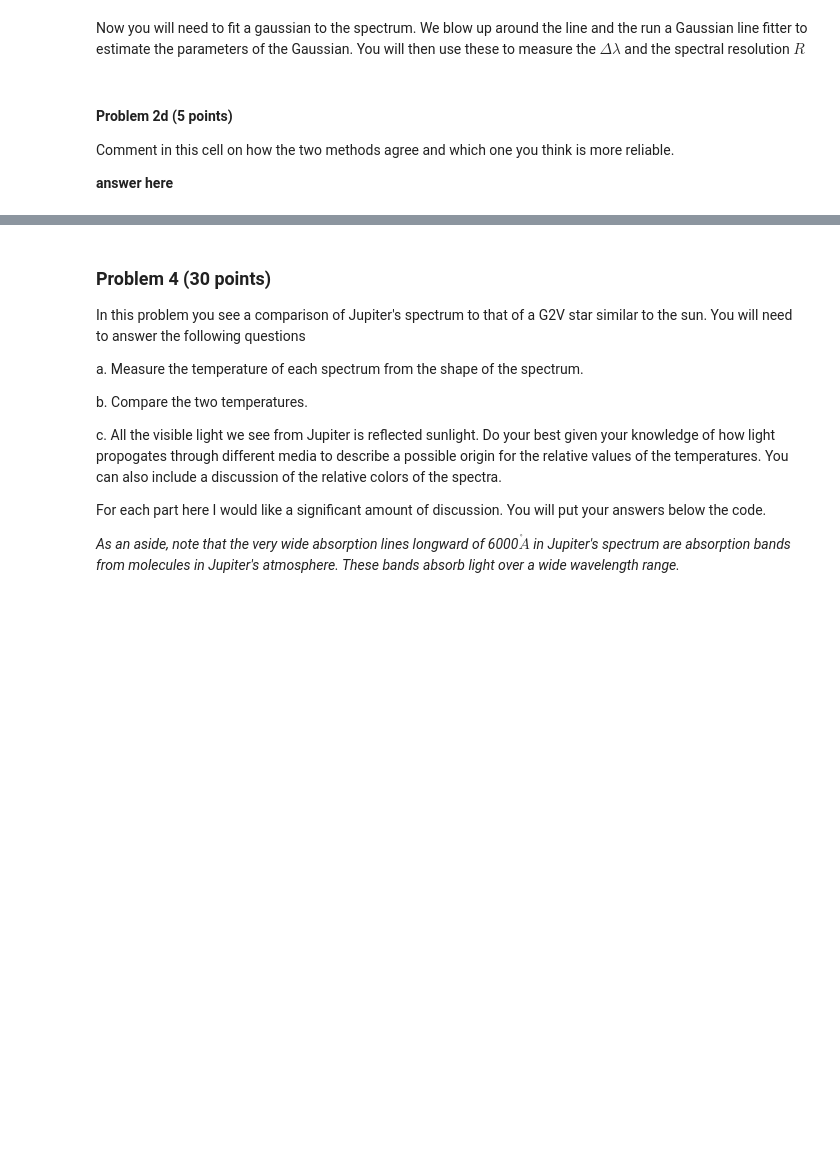
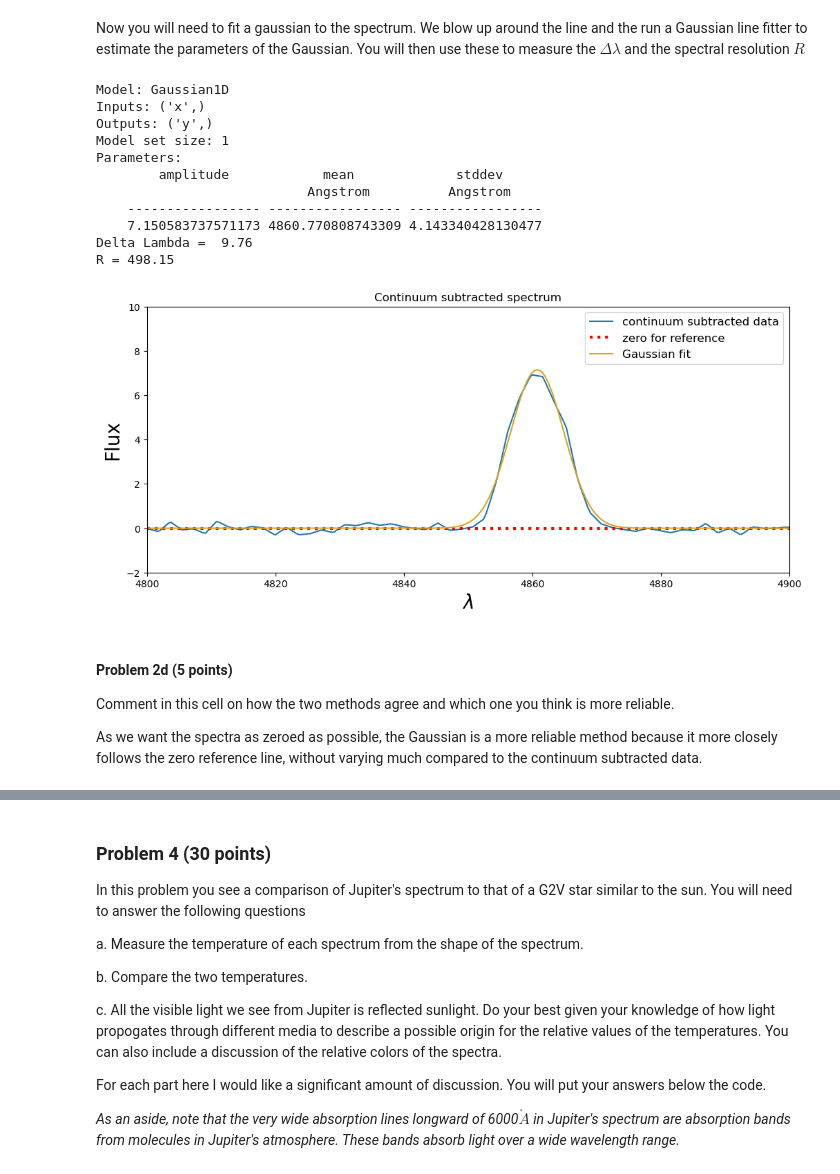
Before and after one commit to ArishAli459/Analysis_real_spectra_student, a Jupyter notebook: analysis_real_spectra.student.ipynb, the cells around one changed output, grey strips where cells are left out. Drawn from its saved outputs; the diff is of its cells as text; code cells hidden in the pictures; blank space fills up the shorter version.

```diff
--- a/analysis_real_spectra.student.ipynb
+++ b/analysis_real_spectra.student.ipynb
@@ -335,41 +344,54 @@ spectrum = Spectrum1D(flux=contsubspec, spectral_axis=specm57.wavelength)
 
 #**********************
 #you need to supply the initial guesses for the amplitude, mean, and stddev
 #we are assuming thast the flux is unitless because the spectrum isn't calibrated.
-g_init = models.Gaussian1D(amplitude=, mean= , stddev= )
+g_init = models.Gaussian1D(amplitude=7, mean=4860 , stddev=7)
 
 #fit the line using the initial guesses
 g_fit = fit_lines(spectrum, g_init,get_fit_info=True)
 #determine the model flux
 y_fit = g_fit(specm57.wavelength)
 #plot model flux
 ax.plot(specm57.wavelength,y_fit,color='goldenrod',label='Gaussian fit')
 ax.legend(fontsize=12)
 
 #print all the paramters
 print(g_fit)
 
 #assign the standard deviation to a variable
 params = g_fit.param_sets
 amp = params[0][0]
 mean = params[1][0]
 stddev = params[2][0]
 
 #*********************
 #Your code here
 #you will need to use the fitted parameters to determine the Delta lambda and the spectral resolution
 # (remove for students) I compute this using the relation between a Gaussian sigma and the FWHM
-deltalam =
+deltalam = 2.355*stddev
 print('Delta Lambda = %5.2f' % deltalam)
 
 #calculate the spectral resolution
-specres =
+specres = mean/deltalam
 print('R = %6.2f' % specres)
+# %% [output]
+Model: Gaussian1D
+Inputs: ('x',)
+Outputs: ('y',)
+Model set size: 1
+Parameters:
+        amplitude            mean             stddev
+                           Angstrom          Angstrom
+    ----------------- ----------------- -----------------
+    7.150583737571173 4860.770808743309 4.143340428130477
+Delta Lambda =  9.76
+R = 498.15
+[figure, added]
 # %% [markdown]
 #### Problem 2d (5 points)
 Comment in this cell on how the two methods agree and which one you think is more reliable.
 
-**answer here**
+As we want the spectra as zeroed as possible, the Gaussian is a more reliable method because it more closely follows the zero reference line, without varying much compared to the continuum subtracted data.
 # %% [markdown]
 ### Problem 3 (10 points)
 Assume that the slit went right through the center of the planetary nebula.  Using what you know about the composition of planetary nebula (not necessarily from this class), describe here from where the broad emission lines and sharp rise in flux at the blue end of the planetary nebula come from.
```
Also changed, not shown: parts of 11 cells of this notebook.
